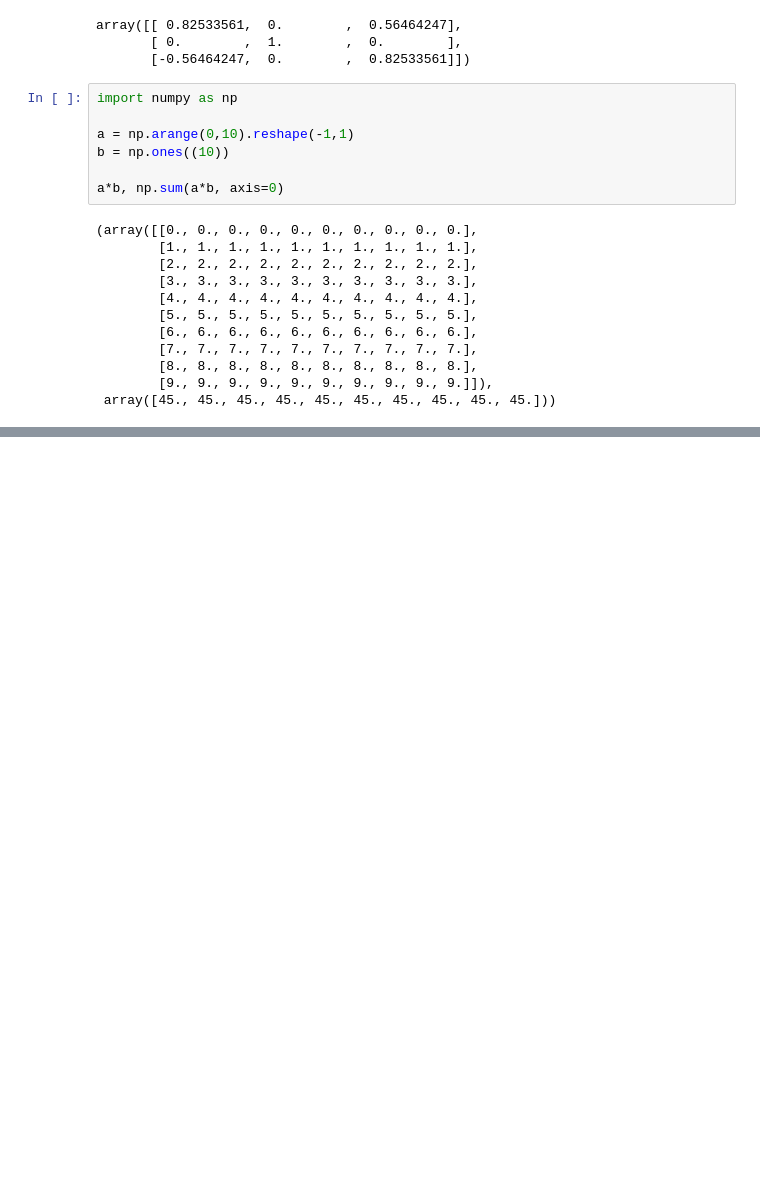
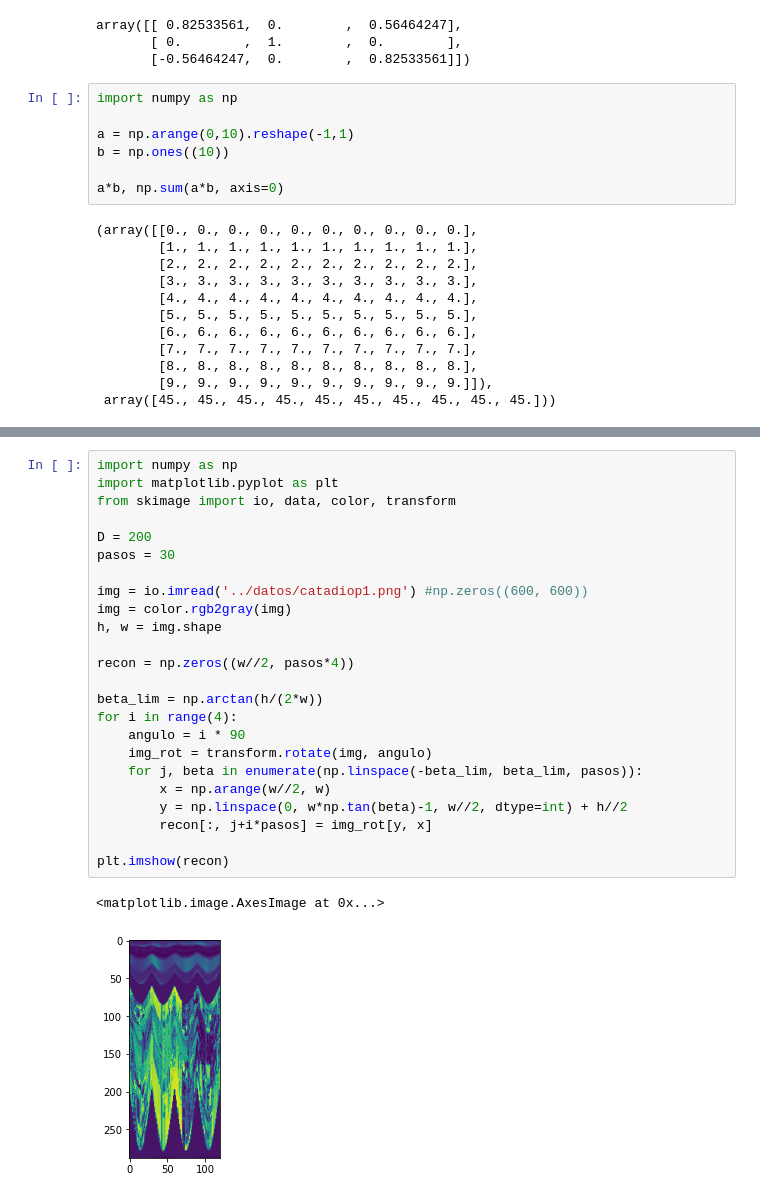
Before and after one commit to DaMadApe/AImg, a Jupyter notebook: Img/sandb.ipynb, the cells around one changed output, grey strips where cells are left out. Drawn from its saved outputs; the diff is of its cells as text; blank space fills up the shorter version.

```diff
--- a/Img/sandb.ipynb
+++ b/Img/sandb.ipynb
@@ -342,0 +392,27 @@ r = rn1 * (rn2/rd)**2
+# %%
+import numpy as np
+import matplotlib.pyplot as plt
+from skimage import io, data, color, transform
+
+D = 200
+pasos = 30
+
+img = io.imread('../datos/catadiop1.png') #np.zeros((600, 600))
+img = color.rgb2gray(img)
+h, w = img.shape
+
+recon = np.zeros((w//2, pasos*4))
+
+beta_lim = np.arctan(h/(2*w))
+for i in range(4):
+    angulo = i * 90
+    img_rot = transform.rotate(img, angulo)
+    for j, beta in enumerate(np.linspace(-beta_lim, beta_lim, pasos)):
+        x = np.arange(w//2, w)
+        y = np.linspace(0, w*np.tan(beta)-1, w//2, dtype=int) + h//2
+        recon[:, j+i*pasos] = img_rot[y, x]
+
+plt.imshow(recon)
+# %% [output]
+<matplotlib.image.AxesImage at 0x...>
+[figure, added]
```
Also changed, not shown: parts of 9 cells of this notebook, 23 other files.
